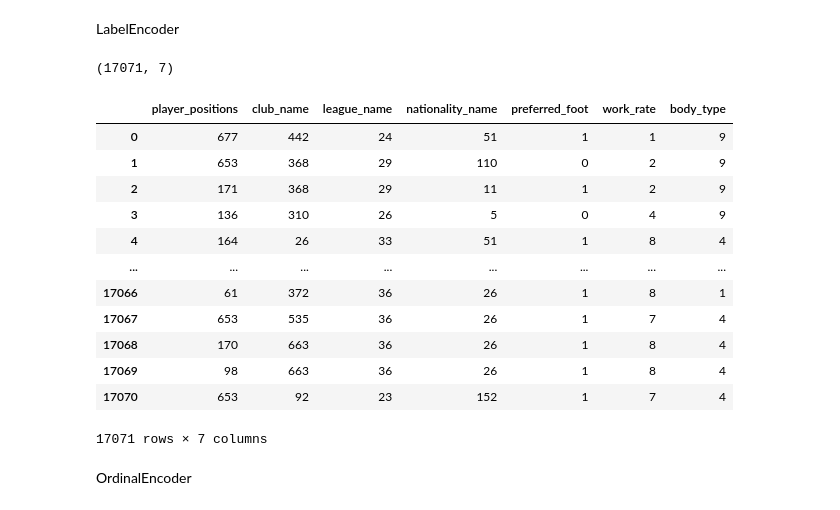
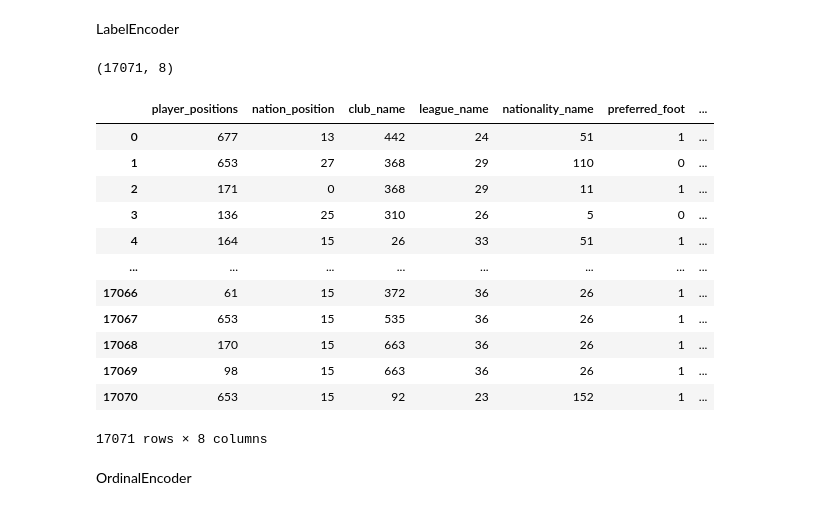
Before and after one commit to MatiasKige/Data-Science-FIFA, a Jupyter notebook: Clase 47 Proyecto FIFA.ipynb, the cells around one changed output. Saved outputs shown, nothing was run; the diff lists cells and outputs as text; code cells hidden in the pictures.

```diff
--- a/Clase 47 Proyecto FIFA.ipynb
+++ b/Clase 47 Proyecto FIFA.ipynb
@@ -2258,6 +2258,6 @@ plt.show()
 # %% [markdown]
 OneHotEncoder
 # %%
-df_clas = df_24[["player_positions","club_name","league_name","nationality_name","preferred_foot","work_rate","body_type"]]
+df_clas = df_24[["player_positions","nation_position","club_name","league_name","nationality_name","preferred_foot","work_rate","body_type"]]
 df_clas
 # %% [output]
@@ -2329,32 +2329,33 @@ LabelEncoder
 # %%
 from sklearn.preprocessing import LabelEncoder
 
 model = LabelEncoder()
 df_label = df_clas.copy()
 df_label["player_positions"] = model.fit_transform(df_label["player_positions"])
+df_label["nation_position"] = model.fit_transform(df_label["nation_position"])
 df_label["club_name"] = model.fit_transform(df_label["club_name"])
 df_label["league_name"] = model.fit_transform(df_label["league_name"])
 df_label["nationality_name"] = model.fit_transform(df_label["nationality_name"])
 df_label["preferred_foot"] = model.fit_transform(df_label["preferred_foot"])
 df_label["work_rate"] = model.fit_transform(df_label["work_rate"])
 df_label["body_type"] = model.fit_transform(df_label["body_type"])
 print(df_label.shape)
 df_label
 # %% [output]
-(17071, 7)
+(17071, 8)
-|  | player_positions | club_name | league_name | nationality_name | preferred_foot | work_rate | body_type |
-| 0 | 677 | 442 | 24 | 51 | 1 | 1 | 9 |
-| 1 | 653 | 368 | 29 | 110 | 0 | 2 | 9 |
-| 2 | 171 | 368 | 29 | 11 | 1 | 2 | 9 |
-| 3 | 136 | 310 | 26 | 5 | 0 | 4 | 9 |
-| 4 | 164 | 26 | 33 | 51 | 1 | 8 | 4 |
+|  | player_positions | nation_position | club_name | league_name | nationality_name | preferred_foot | ... |
+| 0 | 677 | 13 | 442 | 24 | 51 | 1 | ... |
+| 1 | 653 | 27 | 368 | 29 | 110 | 0 | ... |
+| 2 | 171 | 0 | 368 | 29 | 11 | 1 | ... |
+| 3 | 136 | 25 | 310 | 26 | 5 | 0 | ... |
+| 4 | 164 | 15 | 26 | 33 | 51 | 1 | ... |
 | ... | ... | ... | ... | ... | ... | ... | ... |
-| 17066 | 61 | 372 | 36 | 26 | 1 | 8 | 1 |
-| 17067 | 653 | 535 | 36 | 26 | 1 | 7 | 4 |
-| 17068 | 170 | 663 | 36 | 26 | 1 | 8 | 4 |
-| 17069 | 98 | 663 | 36 | 26 | 1 | 8 | 4 |
-| 17070 | 653 | 92 | 23 | 152 | 1 | 7 | 4 |
+| 17066 | 61 | 15 | 372 | 36 | 26 | 1 | ... |
+| 17067 | 653 | 15 | 535 | 36 | 26 | 1 | ... |
+| 17068 | 170 | 15 | 663 | 36 | 26 | 1 | ... |
+| 17069 | 98 | 15 | 663 | 36 | 26 | 1 | ... |
+| 17070 | 653 | 15 | 92 | 23 | 152 | 1 | ... |
-17071 rows × 7 columns
+17071 rows × 8 columns
 # %% [markdown]
 OrdinalEncoder
 # %%
```
Also changed, not shown: parts of 12 cells of this notebook, 1 other file.
